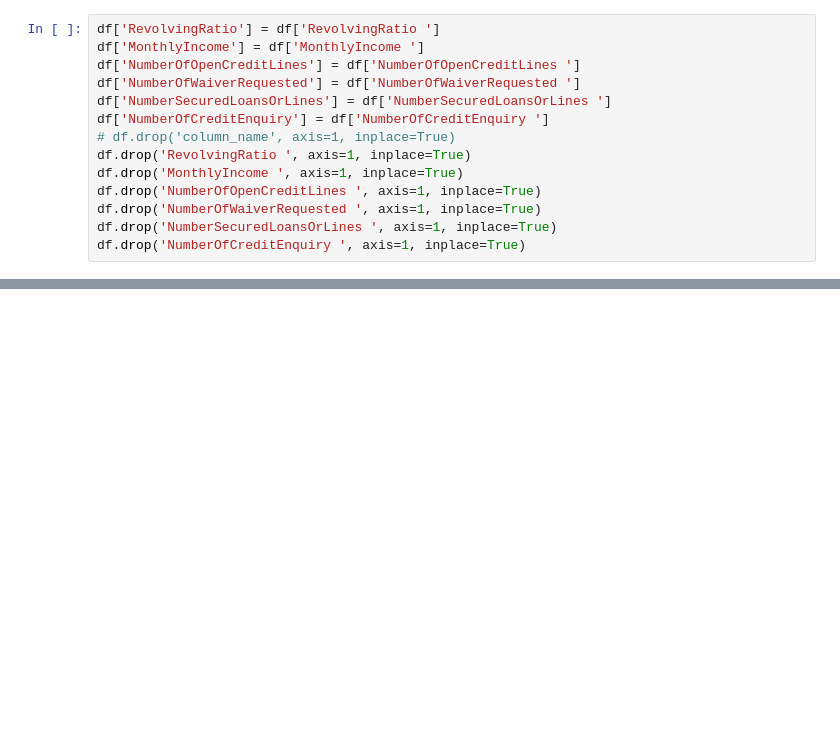
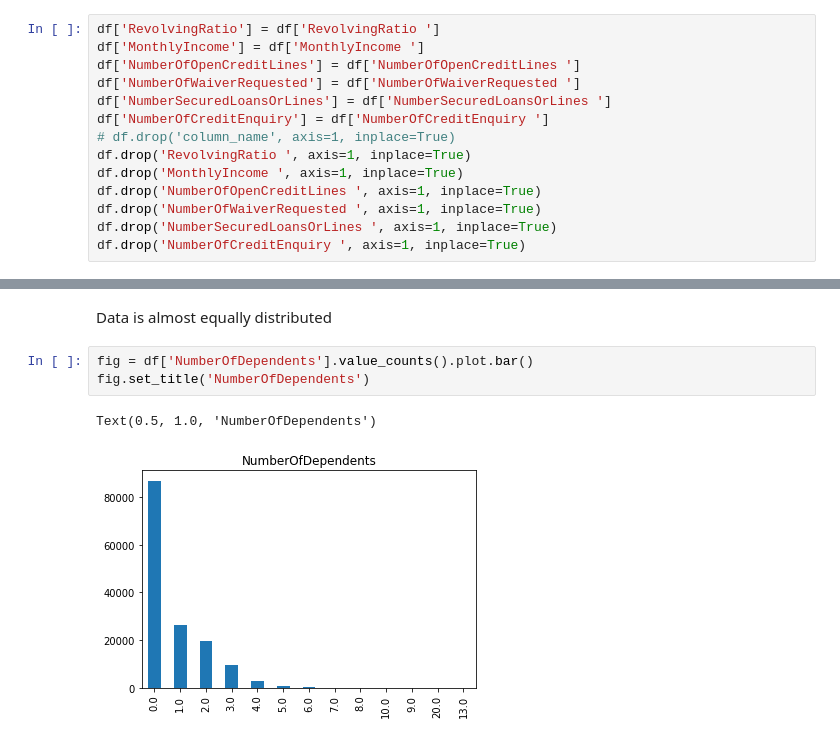
Before and after one commit to Hiroto555/ML-Project, a Jupyter notebook: default-prediction.ipynb, the cells around one changed output, grey strips where cells are left out. Saved outputs shown, nothing was run; the diff lists cells and outputs as text; blank space fills up the shorter version.

```diff
--- a/default-prediction.ipynb
+++ b/default-prediction.ipynb
@@ -66,0 +135,8 @@ df.drop('NumberOfCreditEnquiry ', axis=1, inplace=True)
+# %% [markdown]
+Data is almost equally distributed
+# %%
+fig = df['NumberOfDependents'].value_counts().plot.bar()
+fig.set_title('NumberOfDependents')
+# %% [output]
+Text(0.5, 1.0, 'NumberOfDependents')
+[figure, added]
```
Also changed, not shown: parts of 20 cells of this notebook.
